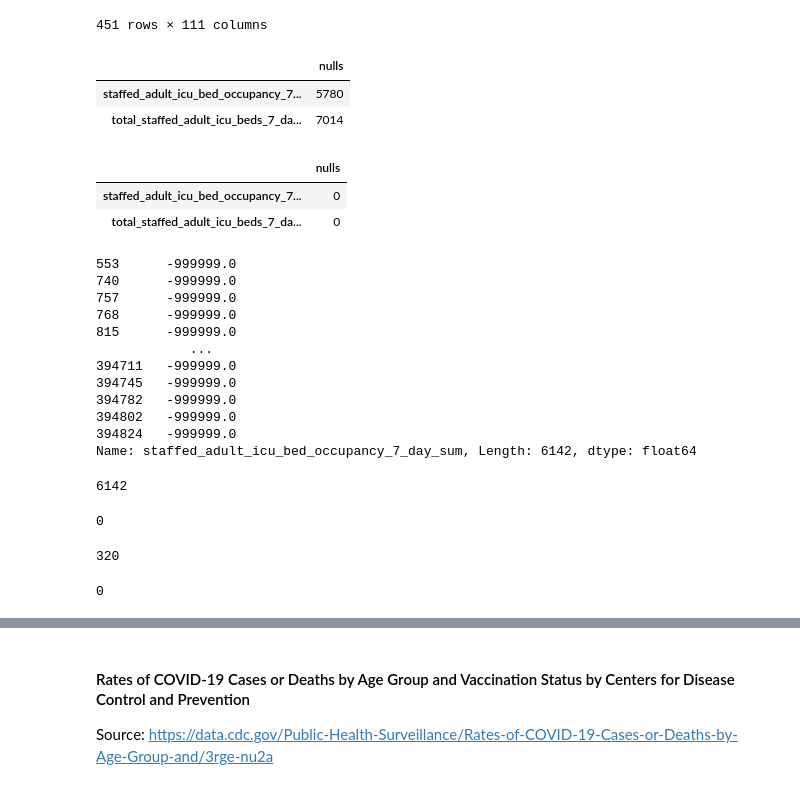
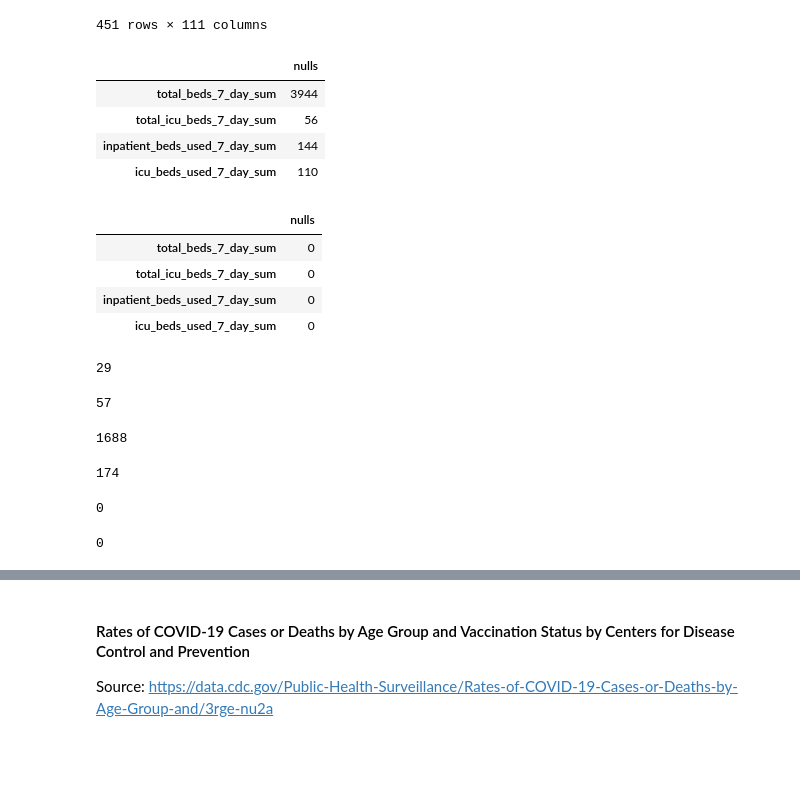
Before and after one commit to vaddhiparthy/COVID-Data-Analysis, a Jupyter notebook: COVID Data Analysis.ipynb, the cells around one changed output, grey strips where cells are left out. Cells and saved outputs as stored; diff of their text form; code cells hidden in the pictures; blank space fills up the shorter version.

```diff
--- a/COVID Data Analysis.ipynb
+++ b/COVID Data Analysis.ipynb
@@ -616,10 +609,12 @@ df_hospitals[df_hospitals["uid"]=='TX202123']
 # %%
 null_df_hosp=df_hospitals.isnull().sum().sort_values(ascending=False).to_frame('nulls')
 # %%
-null_df_hosp.loc[['staffed_adult_icu_bed_occupancy_7_day_sum','total_staffed_adult_icu_beds_7_day_sum']]
+null_df_hosp.loc[['total_beds_7_day_sum','total_icu_beds_7_day_sum','inpatient_beds_used_7_day_sum', 'icu_beds_used_7_day_sum']]
 # %% [output]
 |  | nulls |
-| staffed_adult_icu_bed_occupancy_7... | 5780 |
-| total_staffed_adult_icu_beds_7_da... | 7014 |
+| total_beds_7_day_sum | 3944 |
+| total_icu_beds_7_day_sum | 56 |
+| inpatient_beds_used_7_day_sum | 144 |
+| icu_beds_used_7_day_sum | 110 |
 # %%
 #Dropping the row with 7014 nulls
@@ -629,29 +625,28 @@ df_hospitals = df_hospitals[df_hospitals['staffed_adult_icu_bed_occupancy_7_day_
 # %%
 null_df_hosp=df_hospitals.isnull().sum().sort_values(ascending=False).to_frame('nulls')
-null_df_hosp.loc[['staffed_adult_icu_bed_occupancy_7_day_sum','total_staffed_adult_icu_beds_7_day_sum']]
+null_df_hosp.loc[['total_beds_7_day_sum','total_icu_beds_7_day_sum','inpatient_beds_used_7_day_sum', 'icu_beds_used_7_day_sum']]
 # %% [output]
 |  | nulls |
-| staffed_adult_icu_bed_occupancy_7... | 0 |
-| total_staffed_adult_icu_beds_7_da... | 0 |
+| total_beds_7_day_sum | 0 |
+| total_icu_beds_7_day_sum | 0 |
+| inpatient_beds_used_7_day_sum | 0 |
+| icu_beds_used_7_day_sum | 0 |
-# %%
-df_hospitals['staffed_adult_icu_bed_occupancy_7_day_sum'][(df_hospitals['staffed_adult_icu_bed_occupancy_7_day_sum'] < 0)]
-# %% [output]
-553      -999999.0
-740      -999999.0
-757      -999999.0
-768      -999999.0
-815      -999999.0
-            ...
-394711   -999999.0
-394745   -999999.0
-394782   -999999.0
-394802   -999999.0
-394824   -999999.0
-Name: staffed_adult_icu_bed_occupancy_7_day_sum, Length: 6142, dtype: float64
 # %%
-#Counting negative values icu occupancy column
-(df_hospitals['staffed_adult_icu_bed_occupancy_7_day_sum'] < 0).sum()
+#Counting negative values
+(df_hospitals['total_beds_7_day_sum'] < 0).sum()
 # %% [output]
-6142
+29
+# %%
+(df_hospitals['total_icu_beds_7_day_sum'] < 0).sum()
+# %% [output]
+57
+# %%
+(df_hospitals['inpatient_beds_used_7_day_sum'] < 0).sum()
+# %% [output]
+1688
+# %%
+(df_hospitals['icu_beds_used_7_day_sum'] < 0).sum()
+# %% [output]
+174
 # %%
 # Get names of indexes for which column 'staffed_adult_icu_bed_occupancy_7_day_sum' has value below 0
@@ -663,19 +658,14 @@ df_hospitals.drop(indexNames , inplace=True)
 # %% [output]
 0
-# %%
-#Checking for negative values
-(df_hospitals['total_staffed_adult_icu_beds_7_day_sum'] < 0).sum()
-# %% [output]
-320
-# %%
-# Get names of indexes for which column 'staffed_adult_icu_bed_occupancy_7_day_sum' has value below 0
-indexNames = df_hospitals[ df_hospitals['total_staffed_adult_icu_beds_7_day_sum'] < 0 ].index
-# Deleting these row indexes from dataFrame
-df_hospitals.drop(indexNames , inplace=True)
-#Checking for negative values again
-(df_hospitals['total_staffed_adult_icu_beds_7_day_sum'] < 0).sum()
-# %% [output]
-0
+# %%
+# Get names of indexes for which column 'staffed_adult_icu_bed_occupancy_7_day_sum' has value below 0
+indexNames = df_hospitals[ df_hospitals['icu_beds_used_7_day_sum'] < 0 ].index
+# Deleting these row indexes from dataFrame
+df_hospitals.drop(indexNames , inplace=True)
+#Checking for negative values again
+(df_hospitals['icu_beds_used_7_day_sum'] < 0).sum()
+# %% [output]
+0
 # %%
 #What is left after elimating the nulls and negatives from desired columns
 df_hospitals.shape
```
Also changed, not shown: parts of 29 cells of this notebook.
